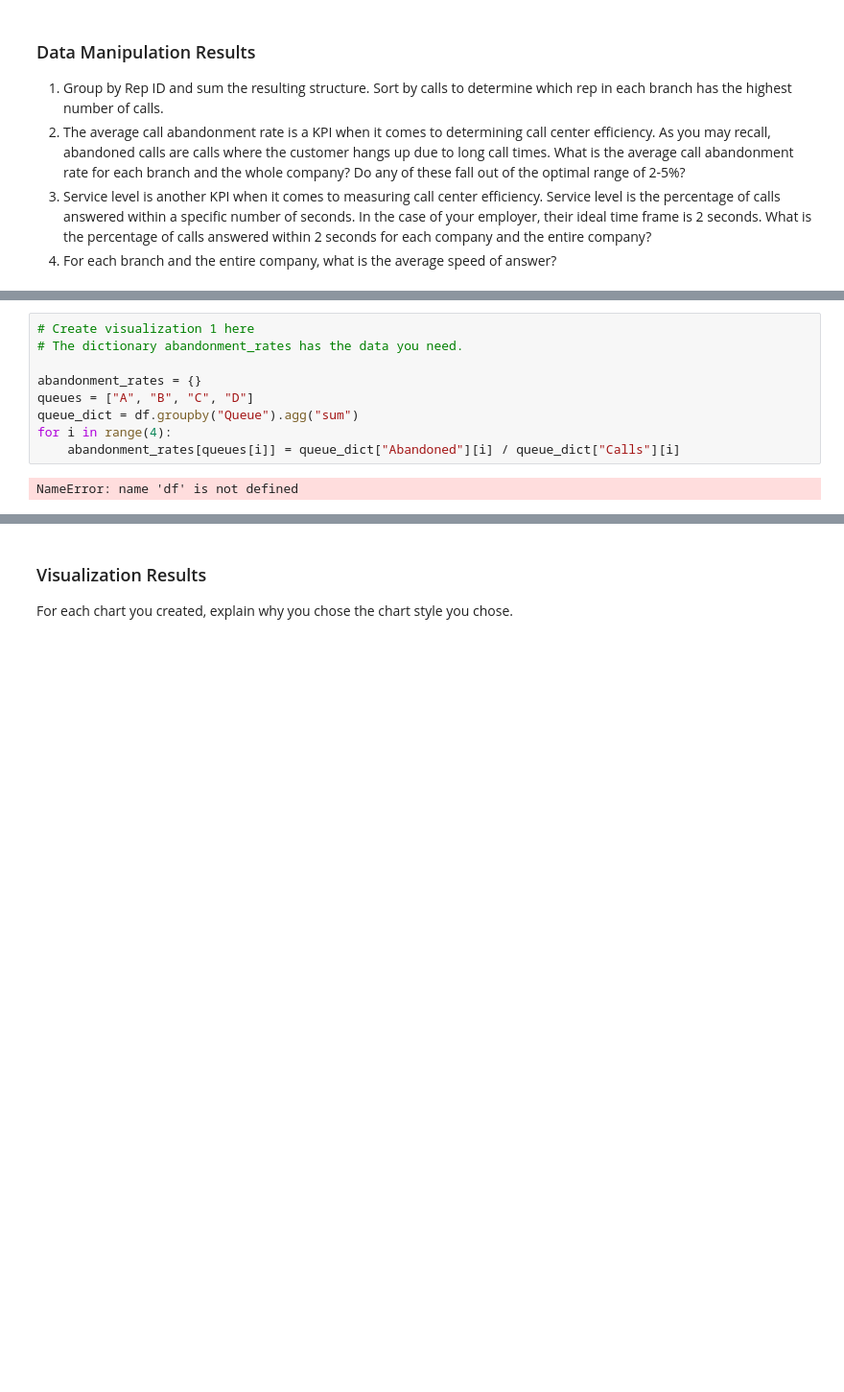
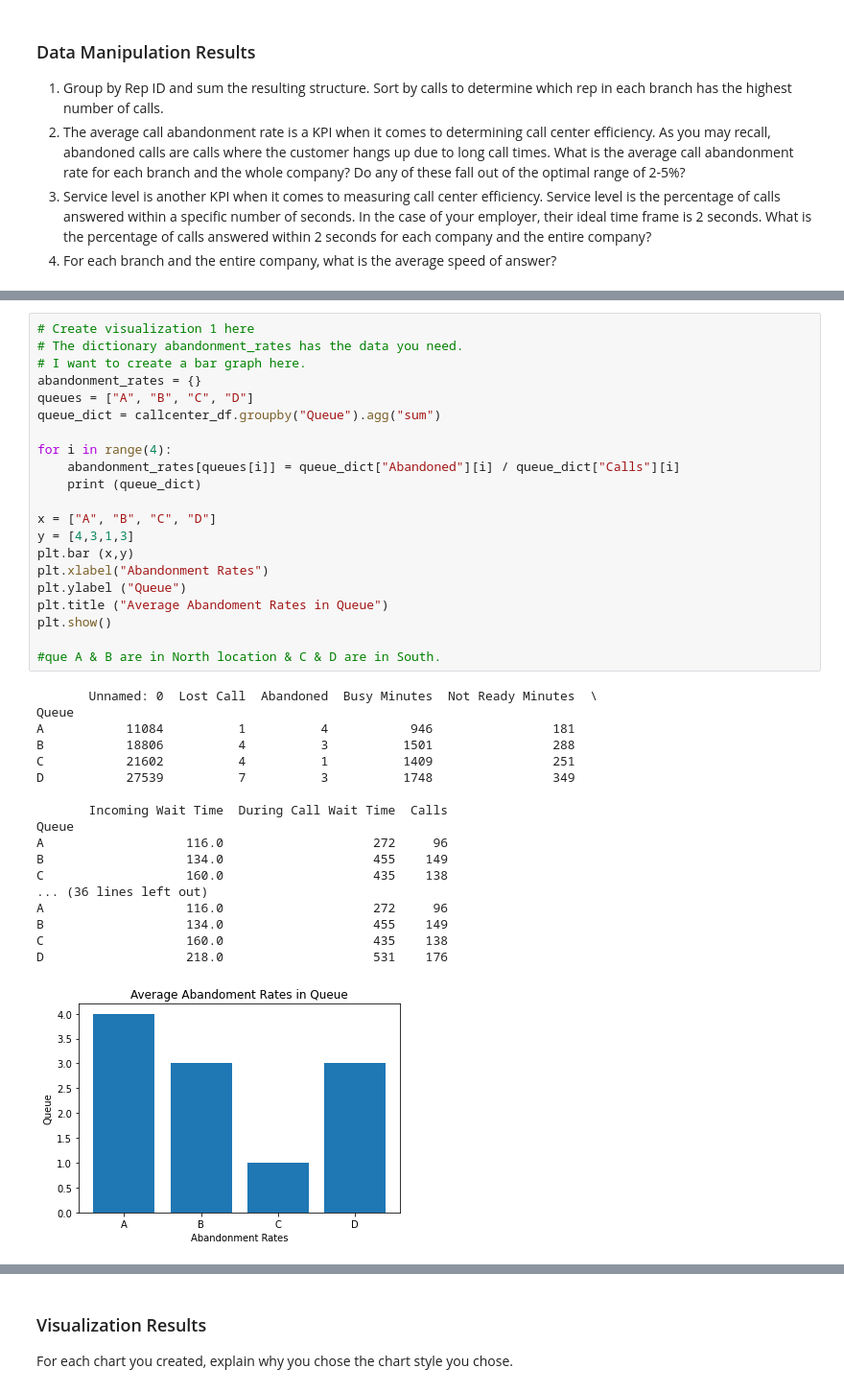
Before and after one commit to Izzy3K/call-center-cleanup-assignment, a Jupyter notebook: Call Center Cleanup.ipynb, the cells around one changed output, grey strips where cells are left out. Shown: that part at 96% size. Saved outputs shown, nothing was run; the diff lists cells and outputs as text; blank space fills up the shorter version.

```diff
--- a/Call Center Cleanup.ipynb
+++ b/Call Center Cleanup.ipynb
@@ -743,14 +745,43 @@ Create a visualization for each of the following questions. Some of the code to
 # %%
 # Create visualization 1 here
 # The dictionary abandonment_rates has the data you need.
-
+# I want to create a bar graph here.
 abandonment_rates = {}
 queues = ["A", "B", "C", "D"]
-queue_dict = df.groupby("Queue").agg("sum")
+queue_dict = callcenter_df.groupby("Queue").agg("sum")
+
 for i in range(4):
     abandonment_rates[queues[i]] = queue_dict["Abandoned"][i] / queue_dict["Calls"][i]
+    print (queue_dict)
+
+x = ["A", "B", "C", "D"]
+y = [4,3,1,3]
+plt.bar (x,y)
+plt.xlabel("Abandonment Rates")
+plt.ylabel ("Queue")
+plt.title ("Average Abandoment Rates in Queue")
+plt.show()
+
+#que A & B are in North location & C & D are in South.
 # %% [output]
-NameError: name 'df' is not defined
+       Unnamed: 0  Lost Call  Abandoned  Busy Minutes  Not Ready Minutes  \
+Queue
+A           11084          1          4           946                181
+B           18806          4          3          1501                288
+C           21602          4          1          1409                251
+D           27539          7          3          1748                349
+
+       Incoming Wait Time  During Call Wait Time  Calls
+Queue
+A                   116.0                    272     96
+B                   134.0                    455    149
+C                   160.0                    435    138
+... (36 lines left out)
+A                   116.0                    272     96
+B                   134.0                    455    149
+C                   160.0                    435    138
+D                   218.0                    531    176
+[figure, added]
 # %%
 # Create visualization 2 here
 # north_plt contains the data you need for the average speed of answer of each rep
```
Also changed, not shown: parts of 45 cells of this notebook.
